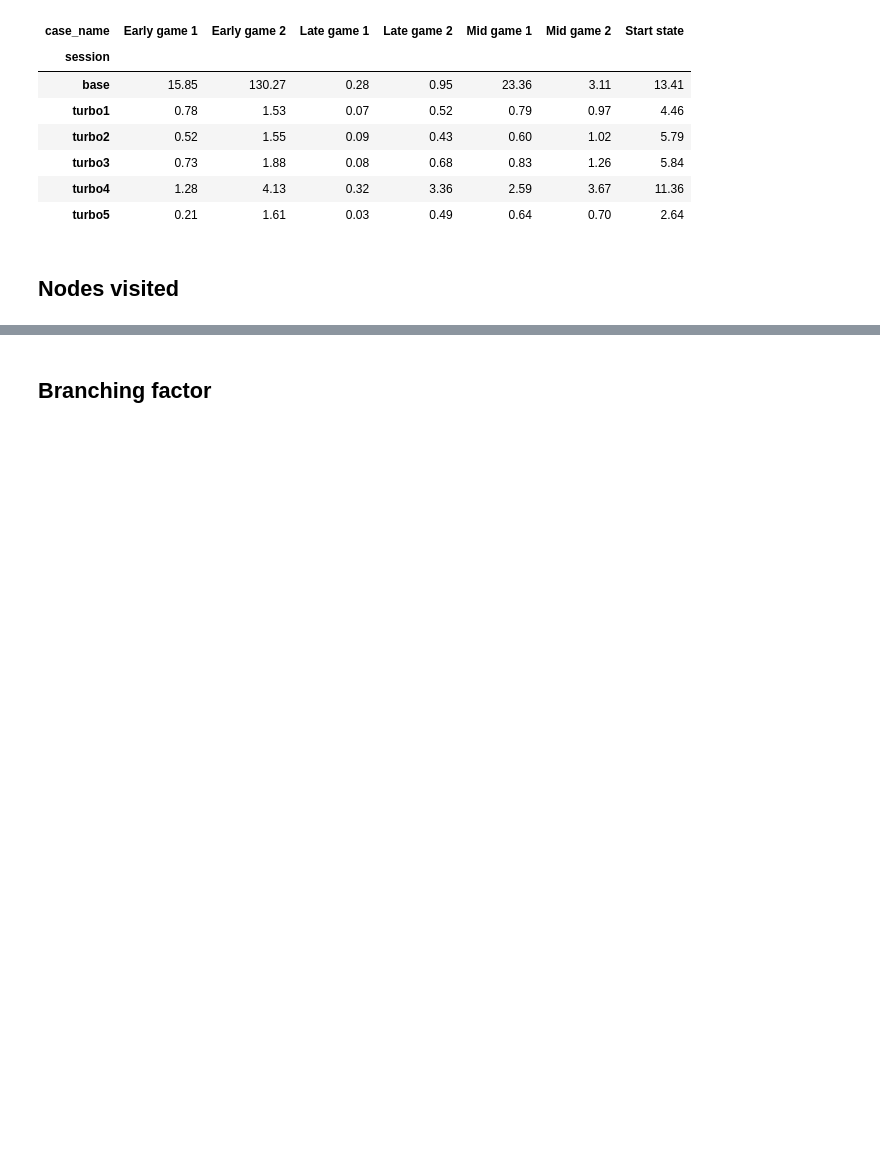
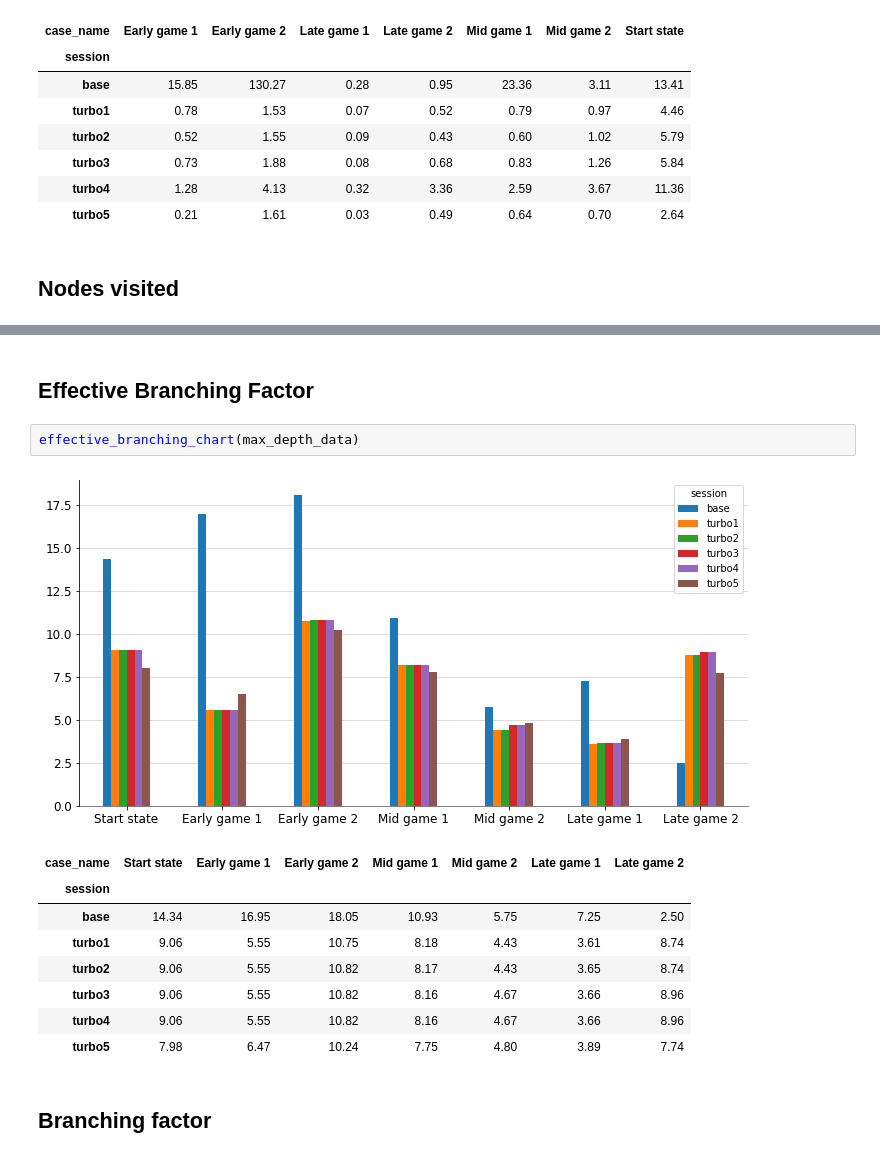
Before and after one commit to maltebp/ChessAI, a Jupyter notebook: PerformanceTest/analysis/analysis.ipynb, the cells around one changed output, grey strips where cells are left out. Cells and saved outputs as stored; diff of their text form; blank space fills up the shorter version.

```diff
--- a/PerformanceTest/analysis/analysis.ipynb
+++ b/PerformanceTest/analysis/analysis.ipynb
@@ -58,6 +77,20 @@ display(max_depth_data.pivot('session','case_name','nodes'))
 | turbo3 | 148015 | 332132 | 28850 | 280213 | 253043 | 309990 | 1616464 |
 | turbo4 | 148015 | 332132 | 28850 | 280213 | 253043 | 309990 | 1616464 |
 | turbo5 | 52569 | 272023 | 10777 | 224354 | 197861 | 193585 | 810305 |
+# %% [markdown]
+## Effective Branching Factor
+# %%
+effective_branching_chart(max_depth_data)
+# %% [output]
+[figure, added]
+| case_name | Start state | Early game 1 | Early game 2 | Mid game 1 | Mid game 2 | Late game 1 | Late game 2 |
+| session |  |  |  |  |  |  |  |
+| base | 14.34 | 16.95 | 18.05 | 10.93 | 5.75 | 7.25 | 2.50 |
+| turbo1 | 9.06 | 5.55 | 10.75 | 8.18 | 4.43 | 3.61 | 8.74 |
+| turbo2 | 9.06 | 5.55 | 10.82 | 8.17 | 4.43 | 3.65 | 8.74 |
+| turbo3 | 9.06 | 5.55 | 10.82 | 8.16 | 4.67 | 3.66 | 8.96 |
+| turbo4 | 9.06 | 5.55 | 10.82 | 8.16 | 4.67 | 3.66 | 8.96 |
+| turbo5 | 7.98 | 6.47 | 10.24 | 7.75 | 4.80 | 3.89 | 7.74 |
 # %% [markdown]
 ## Branching factor
 # %%
```
Also changed, not shown: parts of 7 cells of this notebook, 3 other files.
